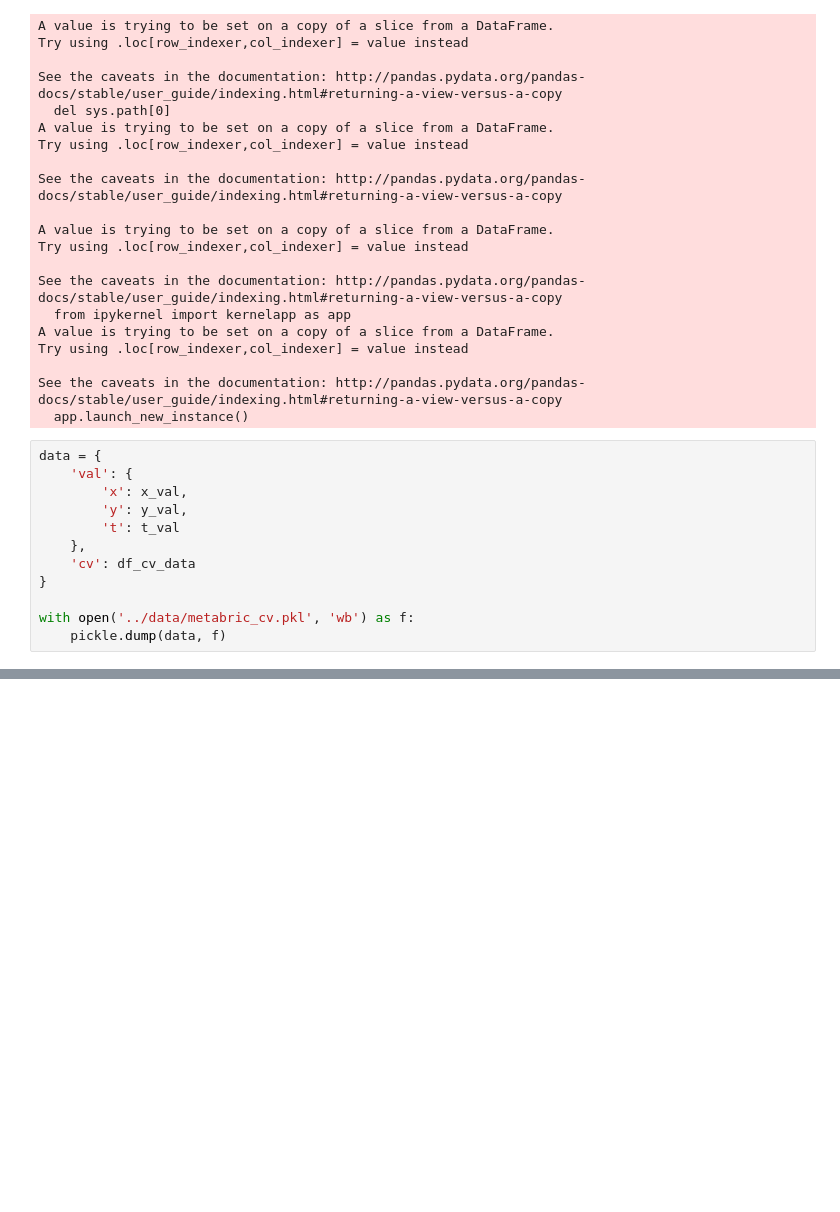
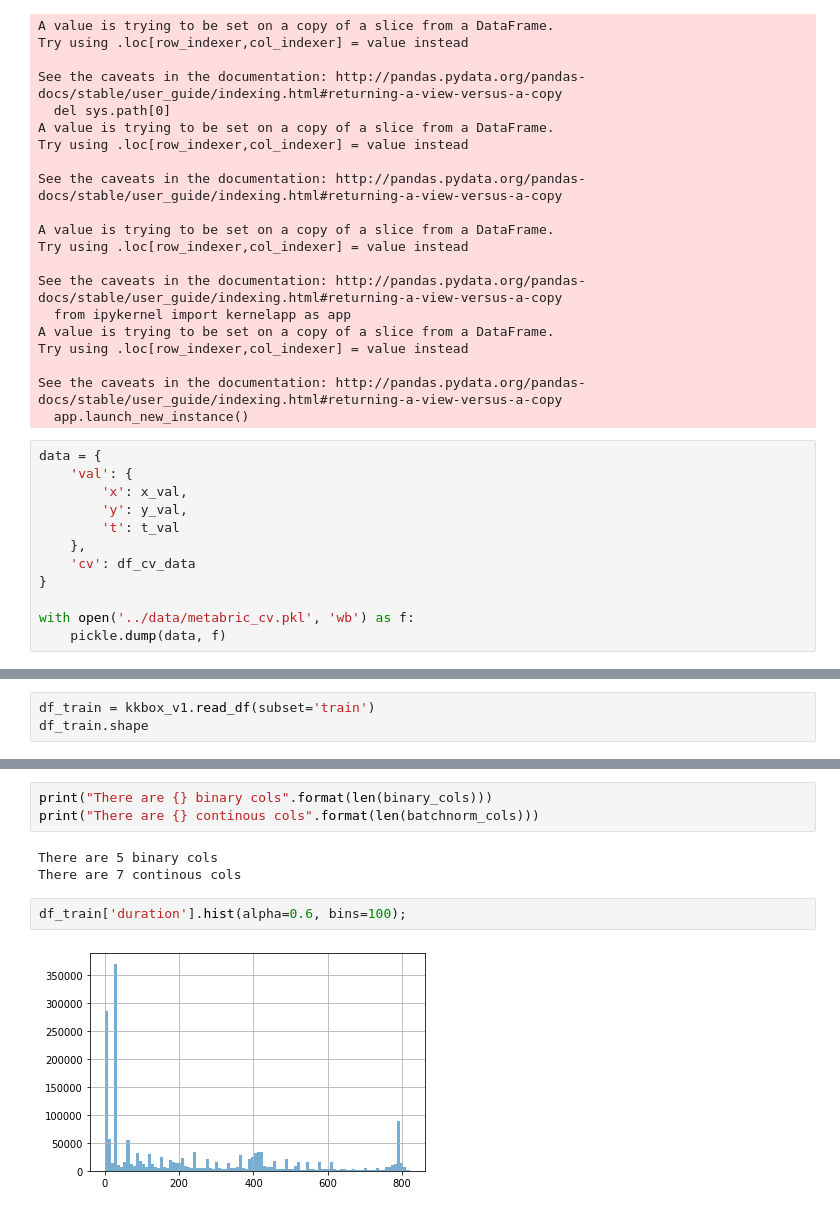
Before and after one commit to KseniiaCheloshkina/ranking-survival, a Jupyter notebook: dev/datasets_preprocessing.ipynb, the cells around one changed output, grey strips where cells are left out. Saved outputs shown, nothing was run; the diff lists cells and outputs as text; blank space fills up the shorter version.

Commit message:
clean imports and add kkbox dataset preprocessing

```diff
--- a/dev/datasets_preprocessing.ipynb
+++ b/dev/datasets_preprocessing.ipynb
@@ -185,0 +205,3 @@ with open('../data/metabric_cv.pkl', 'wb') as f:
+# %%
+df_train = kkbox_v1.read_df(subset='train')
+df_train.shape
@@ -185,0 +261,10 @@ with open('../data/metabric_cv.pkl', 'wb') as f:
+# %%
+print("There are {} binary cols".format(len(binary_cols)))
+print("There are {} continous cols".format(len(batchnorm_cols)))
+# %% [output]
+There are 5 binary cols
+There are 7 continous cols
+# %%
+df_train['duration'].hist(alpha=0.6, bins=100);
+# %% [output]
+[figure, added]
```
Also changed, not shown: parts of 23 cells of this notebook, 4 other files.
